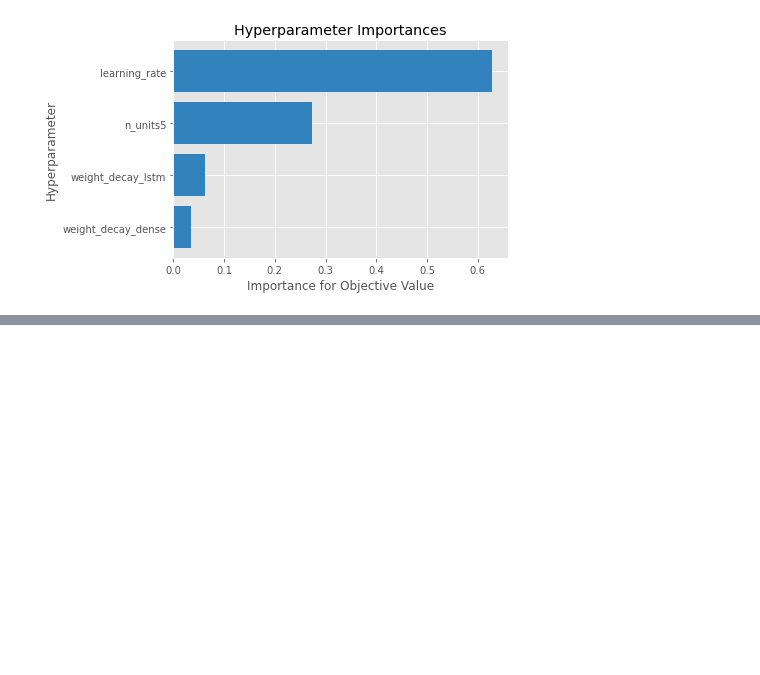
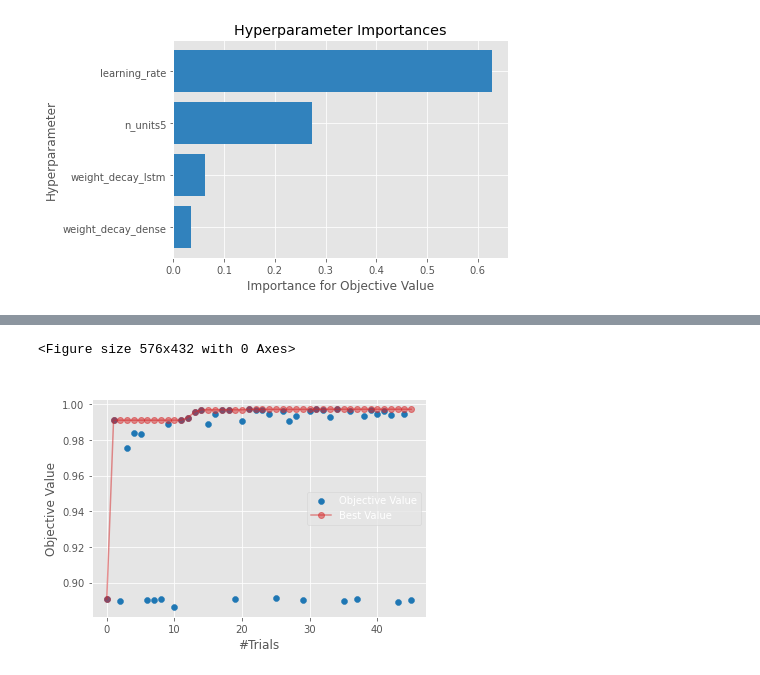
Before and after one commit to wangyuchen0217/cricket-motion-prediction, a Jupyter notebook: HypherparameterSearching/hyperparameter_searching_results.ipynb, the cells around one changed output, grey strips where cells are left out. Saved outputs shown, nothing was run; the diff lists cells and outputs as text; code cells hidden in the pictures; blank space fills up the shorter version.

```diff
--- a/HypherparameterSearching/hyperparameter_searching_results.ipynb
+++ b/HypherparameterSearching/hyperparameter_searching_results.ipynb
@@ -213,0 +266,7 @@ plot_param_importances is experimental (supported from v2.2.0). The interface ca
+# %%
+plt.figure(figsize=(8,6))
+optuna.visualization.matplotlib.plot_optimization_history(study)
+plt.savefig("history_trans",bbox_inches = 'tight')
+# %% [output]
+<Figure size 576x432 with 0 Axes>
+[figure, added]
```
Also changed, not shown: parts of 4 cells of this notebook, 3 other files.
